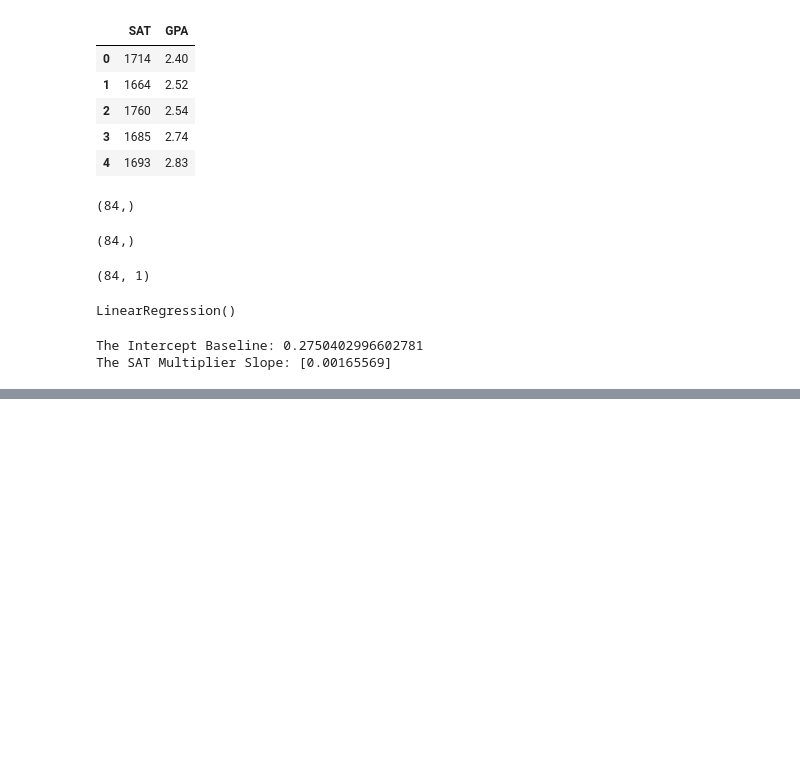
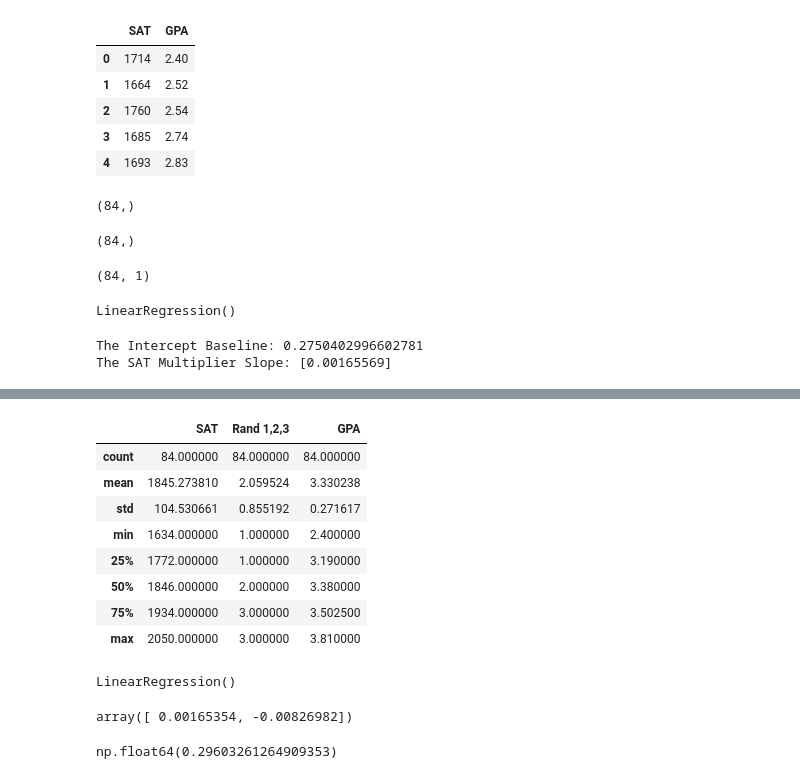
Before and after one commit to WaheedShaq/stats-and-ai-learning, a Jupyter notebook: AI Stuff revamped.ipynb, the cells around one changed output, grey strips where cells are left out. Drawn from its saved outputs; the diff is of its cells as text; code cells hidden in the pictures; blank space fills up the shorter version.

```diff
--- a/AI Stuff revamped.ipynb
+++ b/AI Stuff revamped.ipynb
@@ -422,0 +552,2 @@ The SAT Multiplier Slope: [0.00165569]
+# %%
+data = pd.read_csv('1.02.+Multiple+linear+regression.csv')
@@ -422,0 +563,12 @@ The SAT Multiplier Slope: [0.00165569]
+# %%
+data.describe() ## Rand 1,2,3 is just a random variable assigned to each sample
+# %% [output]
+|  | SAT | Rand 1,2,3 | GPA |
+| count | 84.000000 | 84.000000 | 84.000000 |
+| mean | 1845.273810 | 2.059524 | 3.330238 |
+| std | 104.530661 | 0.855192 | 0.271617 |
+| min | 1634.000000 | 1.000000 | 2.400000 |
+| 25% | 1772.000000 | 1.000000 | 3.190000 |
+| 50% | 1846.000000 | 2.000000 | 3.380000 |
+| 75% | 1934.000000 | 3.000000 | 3.502500 |
+| max | 2050.000000 | 3.000000 | 3.810000 |
@@ -422,0 +579,13 @@ The SAT Multiplier Slope: [0.00165569]
+# %%
+reg = LinearRegression()
+reg.fit(x,y)
+# %% [output]
+LinearRegression()
+# %%
+reg.coef_ ##It responds to the way that we fed it: SAT was first so it spit out 0.00165354, and the Rand 1,2,3 variable is next so it spit out -0.00826982
+# %% [output]
+array([ 0.00165354, -0.00826982])
+# %%
+reg.intercept_
+# %% [output]
+np.float64(0.29603261264909353)
```
Also changed, not shown: parts of 64 cells of this notebook, 1 other file.
